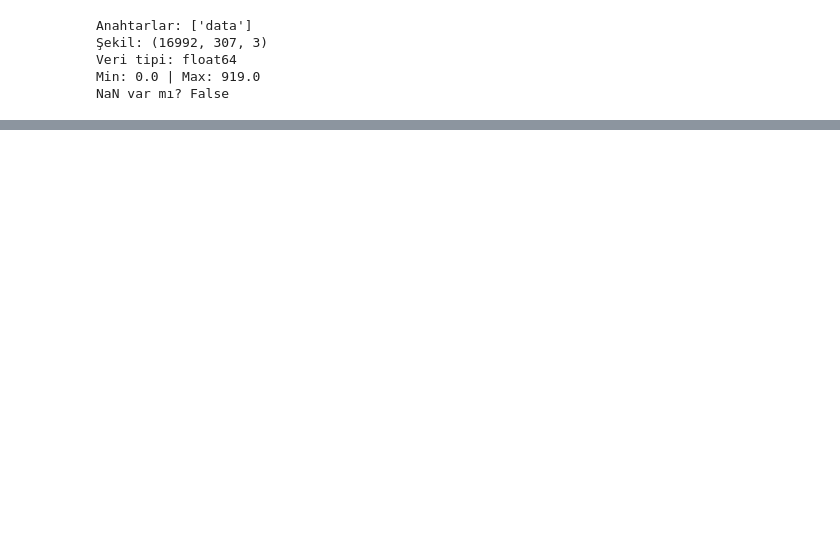
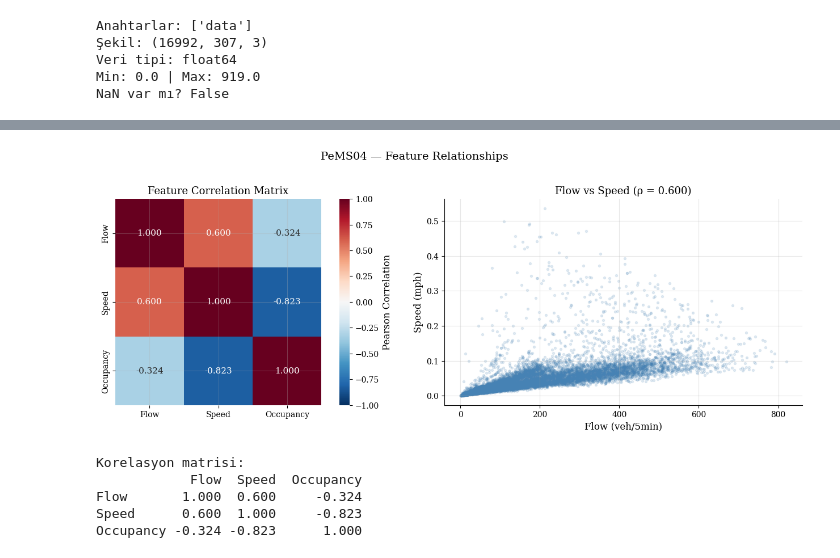
Before and after one commit to enesavci16/fl-its-anomaly-detection, a Jupyter notebook: notebooks/01_pems04_exploration.ipynb, the cells around one changed output, grey strips where cells are left out. Saved outputs shown, nothing was run; the diff lists cells and outputs as text; code cells hidden in the pictures; blank space fills up the shorter version.

```diff
--- a/notebooks/01_pems04_exploration.ipynb
+++ b/notebooks/01_pems04_exploration.ipynb
@@ -38,0 +247,50 @@ NaN var mı? False
+# %%
+# ============================================================
+# HÜCRE 9 — Flow, Speed, Occupancy arasındaki korelasyon
+# ============================================================
+# Tüm sensör ve zamanları düzleştir
+all_flow = flow.flatten()
+all_speed = speed.flatten()
+all_occ = occupancy.flatten()
+
+# Sıfır olmayan örnekleri al (sensör arızalarını ayıkla)
+mask = (all_flow > 0) & (all_speed > 0)
+sample_idx = np.random.RandomState(42).choice(mask.sum(), size=10000, replace=False)
+
+corr_df = pd.DataFrame({
+    'Flow':       all_flow[mask][sample_idx],
+    'Speed':      all_speed[mask][sample_idx],
+    'Occupancy':  all_occ[mask][sample_idx]
+})
+
+# Korelasyon matrisi
+corr_matrix = corr_df.corr()
+
+fig, axes = plt.subplots(1, 2, figsize=(14, 5))
+
+# Heatmap
+sns.heatmap(corr_matrix, annot=True, fmt='.3f', cmap='RdBu_r', center=0,
+            vmin=-1, vmax=1, square=True, ax=axes[0],
+            cbar_kws={'label': 'Pearson Correlation'})
+axes[0].set_title('Feature Correlation Matrix')
+
+# Scatter: Flow vs Speed (en kritik ilişki)
+axes[1].scatter(corr_df['Flow'], corr_df['Speed'], alpha=0.15, s=8, color='steelblue')
+axes[1].set_xlabel('Flow (veh/5min)')
+axes[1].set_ylabel('Speed (mph)')
+axes[1].set_title(f'Flow vs Speed (ρ = {corr_matrix.loc["Flow","Speed"]:.3f})')
+
+plt.suptitle('PeMS04 — Feature Relationships', fontsize=14, y=1.02)
+plt.tight_layout()
+plt.savefig(f'{RESULTS_DIR}/fig01_feature_distributions.png', bbox_inches='tight', dpi=300)
+plt.show()
+
+print("\nKorelasyon matrisi:")
+print(corr_matrix.round(3))
+# %% [output]
+[figure, added]
+Korelasyon matrisi:
+            Flow  Speed  Occupancy
+Flow       1.000  0.600     -0.324
+Speed      0.600  1.000     -0.823
+Occupancy -0.324 -0.823      1.000
```
Also changed, not shown: parts of 15 cells of this notebook.
